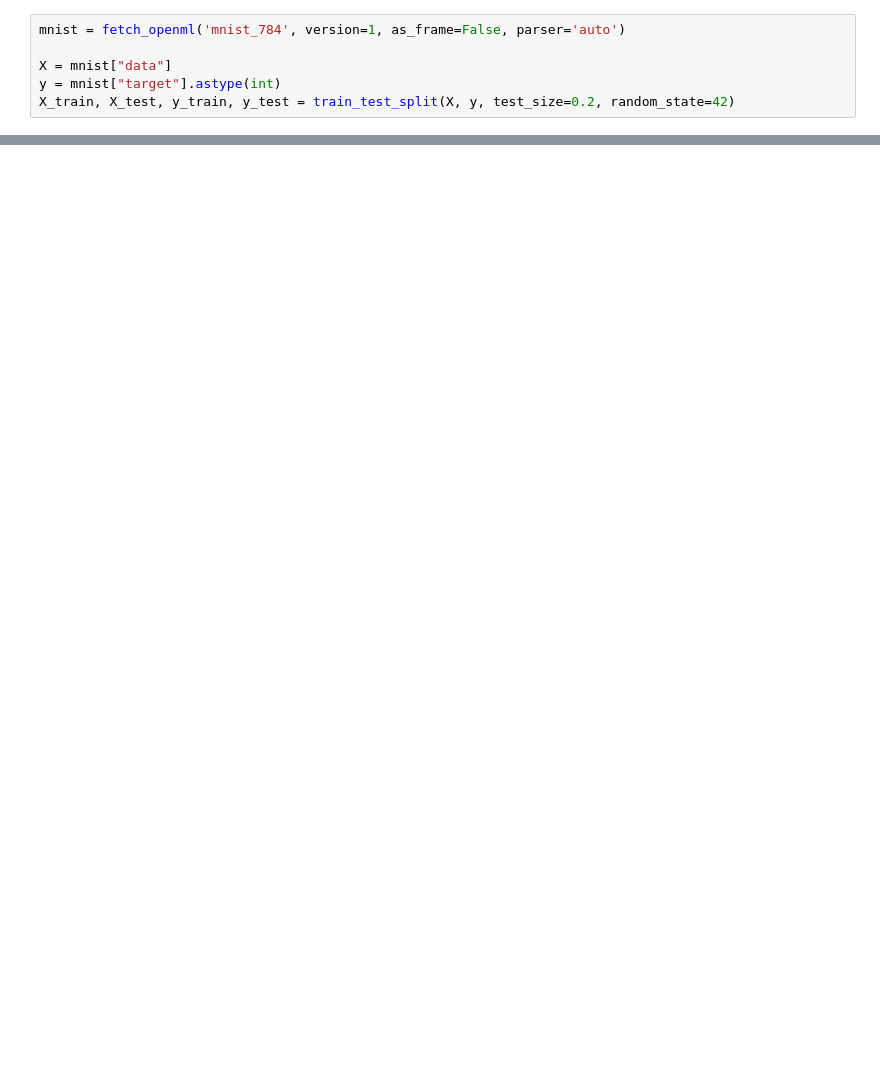
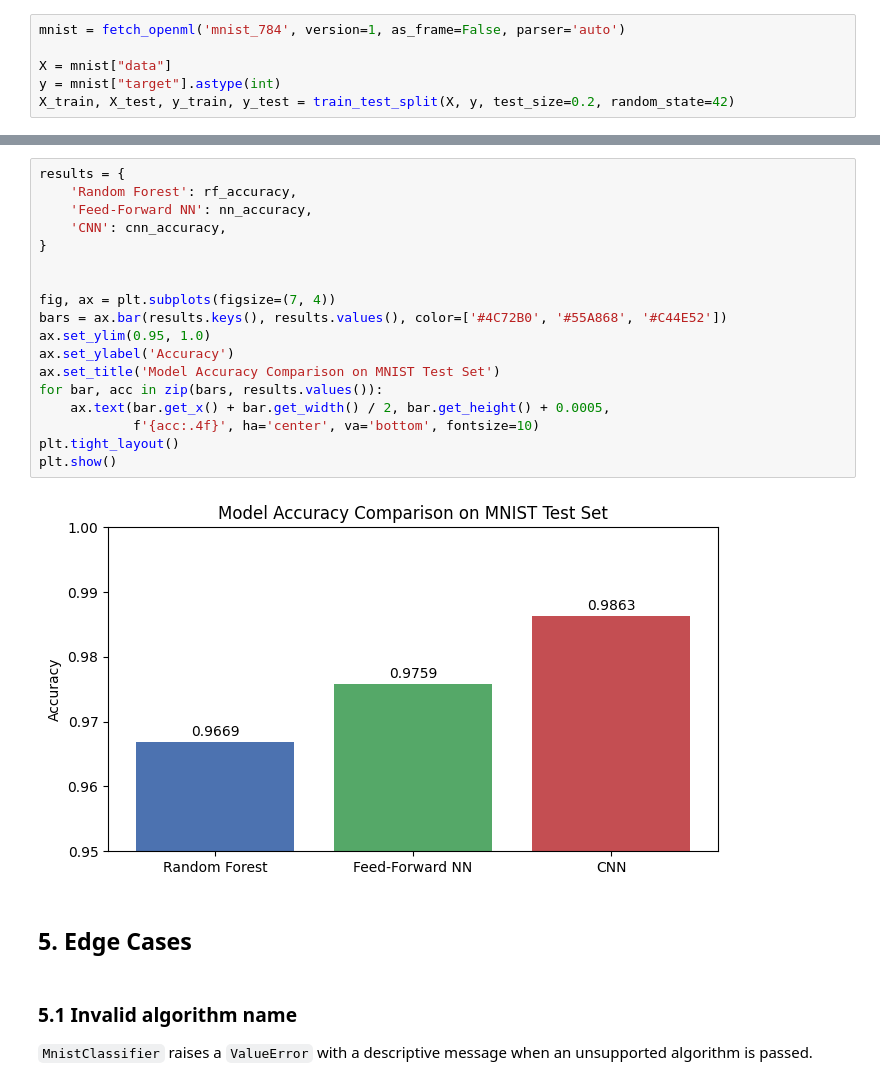
Before and after one commit to zakhar-guzii/Intership_test, a Jupyter notebook: task_1/notebook/demo.ipynb, the cells around one changed output, grey strips where cells are left out. Drawn from its saved outputs; the diff is of its cells as text; blank space fills up the shorter version.

```diff
--- a/task_1/notebook/demo.ipynb
+++ b/task_1/notebook/demo.ipynb
@@ -71,0 +108,26 @@ cnn_accuracy = accuracy_score(y_test, cnn_predictions)
+# %%
+results = {
+    'Random Forest': rf_accuracy,
+    'Feed-Forward NN': nn_accuracy,
+    'CNN': cnn_accuracy,
+}
+
+
+fig, ax = plt.subplots(figsize=(7, 4))
+bars = ax.bar(results.keys(), results.values(), color=['#4C72B0', '#55A868', '#C44E52'])
+ax.set_ylim(0.95, 1.0)
+ax.set_ylabel('Accuracy')
+ax.set_title('Model Accuracy Comparison on MNIST Test Set')
+for bar, acc in zip(bars, results.values()):
+    ax.text(bar.get_x() + bar.get_width() / 2, bar.get_height() + 0.0005,
+            f'{acc:.4f}', ha='center', va='bottom', fontsize=10)
+plt.tight_layout()
+plt.show()
+# %% [output]
+[figure, added]
+# %% [markdown]
+## 5. Edge Cases
+# %% [markdown]
+### 5.1 Invalid algorithm name
+
+`MnistClassifier` raises a `ValueError` with a descriptive message when an unsupported algorithm is passed.
```
Also changed, not shown: parts of 20 cells of this notebook, 6 other files.
